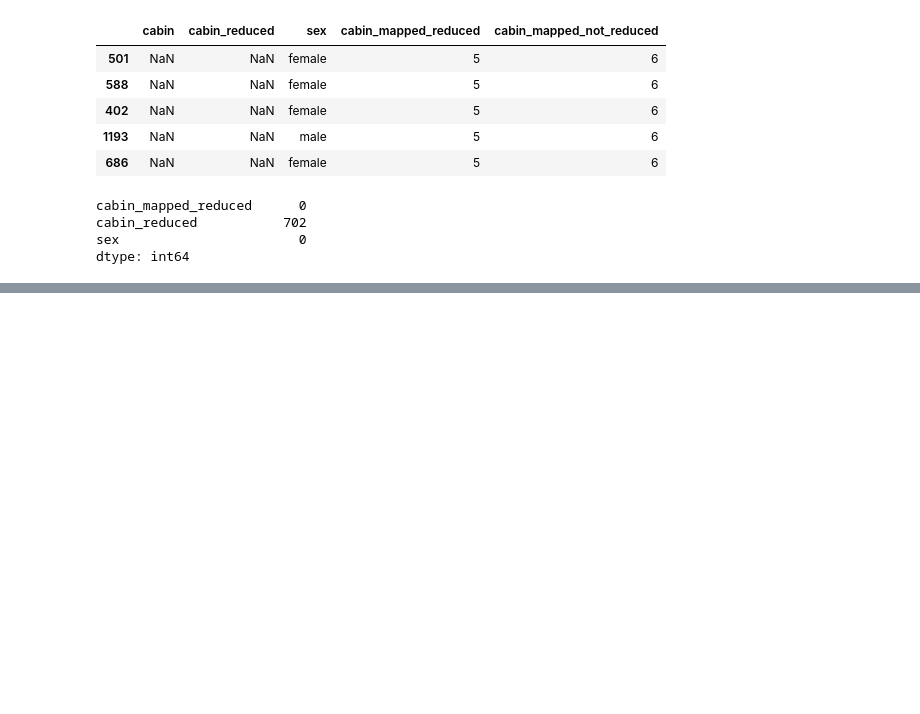
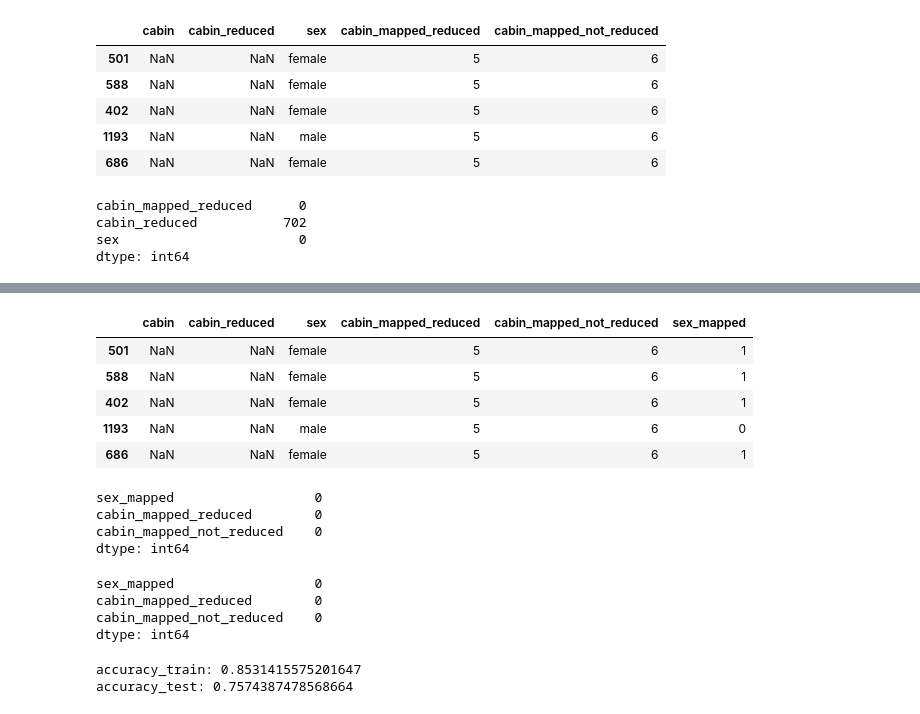
Before and after one commit to bhmit/featureEngineering, a Jupyter notebook: Section-04-Variable-Characteristics/Untitled-1.ipynb, the cells around one changed output, grey strips where cells are left out. Saved outputs shown, nothing was run; the diff lists cells and outputs as text; code cells hidden in the pictures; blank space fills up the shorter version.

```diff
--- a/Section-04-Variable-Characteristics/Untitled-1.ipynb
+++ b/Section-04-Variable-Characteristics/Untitled-1.ipynb
@@ -205,0 +229,26 @@ dtype: int64
+# %%
+X_train['sex_mapped'] = X_train['sex'].map({'male':0, 'female':1})
+X_test['sex_mapped'] = X_test['sex'].map({'male':0, 'female':1})
+
+X_train.head()
+# %% [output]
+|  | cabin | cabin_reduced | sex | cabin_mapped_reduced | cabin_mapped_not_reduced | sex_mapped |
+| 501 | NaN | NaN | female | 5 | 6 | 1 |
+| 588 | NaN | NaN | female | 5 | 6 | 1 |
+| 402 | NaN | NaN | female | 5 | 6 | 1 |
+| 1193 | NaN | NaN | male | 5 | 6 | 0 |
+| 686 | NaN | NaN | female | 5 | 6 | 1 |
+# %%
+X_train[['sex_mapped', 'cabin_mapped_reduced','cabin_mapped_not_reduced']].isnull().sum()
+# %% [output]
+sex_mapped                  0
+cabin_mapped_reduced        0
+cabin_mapped_not_reduced    0
+dtype: int64
+# %%
+X_test[['sex_mapped', 'cabin_mapped_reduced','cabin_mapped_not_reduced']].isnull().sum()
+# %% [output]
+sex_mapped                  0
+cabin_mapped_reduced        0
+cabin_mapped_not_reduced    0
+dtype: int64
@@ -205,0 +261,15 @@ dtype: int64
+# %%
+rf = RandomForestClassifier(n_estimators=200, random_state=39)
+rf.fit(X_train[['cabin_mapped_not_reduced','sex_mapped']], Y_train)
+
+y_train_predictions_proba_not = rf.predict_proba(X_train_not_reduced)
+y_test_predtions_proba_not = rf.predict_proba(X_test[['cabin_mapped_not_reduced','sex_mapped']])
+
+
+
+
+print(f'accuracy_train: {roc_auc_score(Y_train,y_train_predictions_proba_not[: ,1] )}')
+print(f'accuracy_test: {roc_auc_score(y_test,y_test_predtions_proba_not[:,1])}')
+# %% [output]
+accuracy_train: 0.8531415575201647
+accuracy_test: 0.7574387478568664
```
Also changed, not shown: parts of 6 cells of this notebook.
